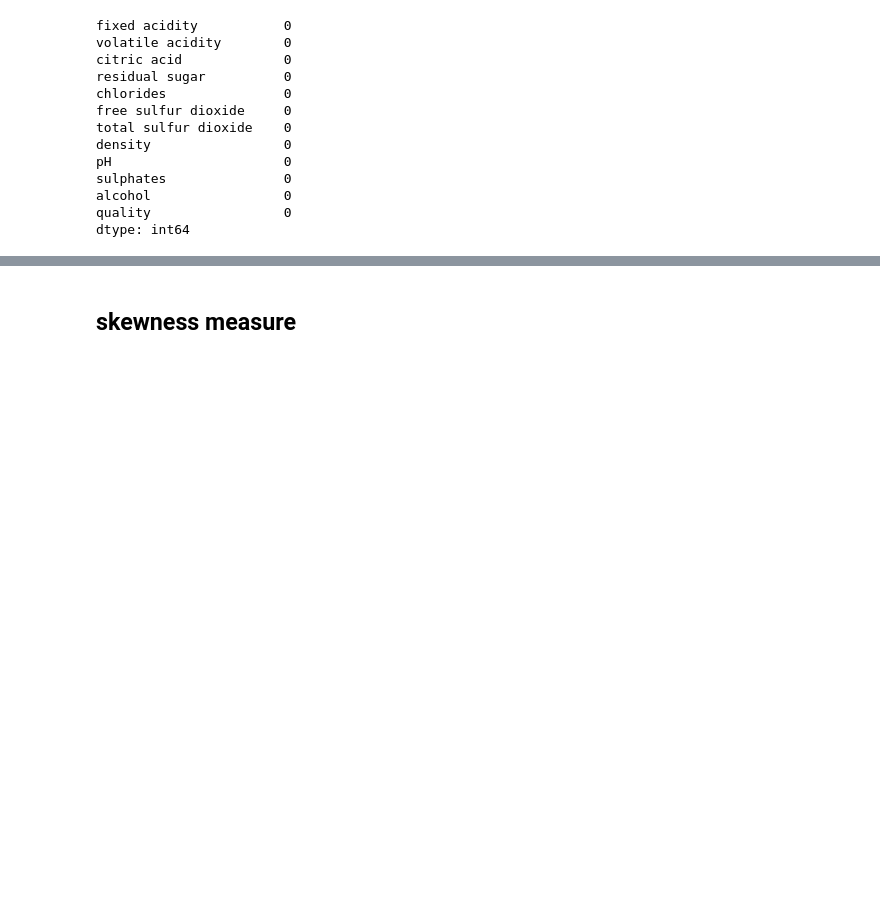
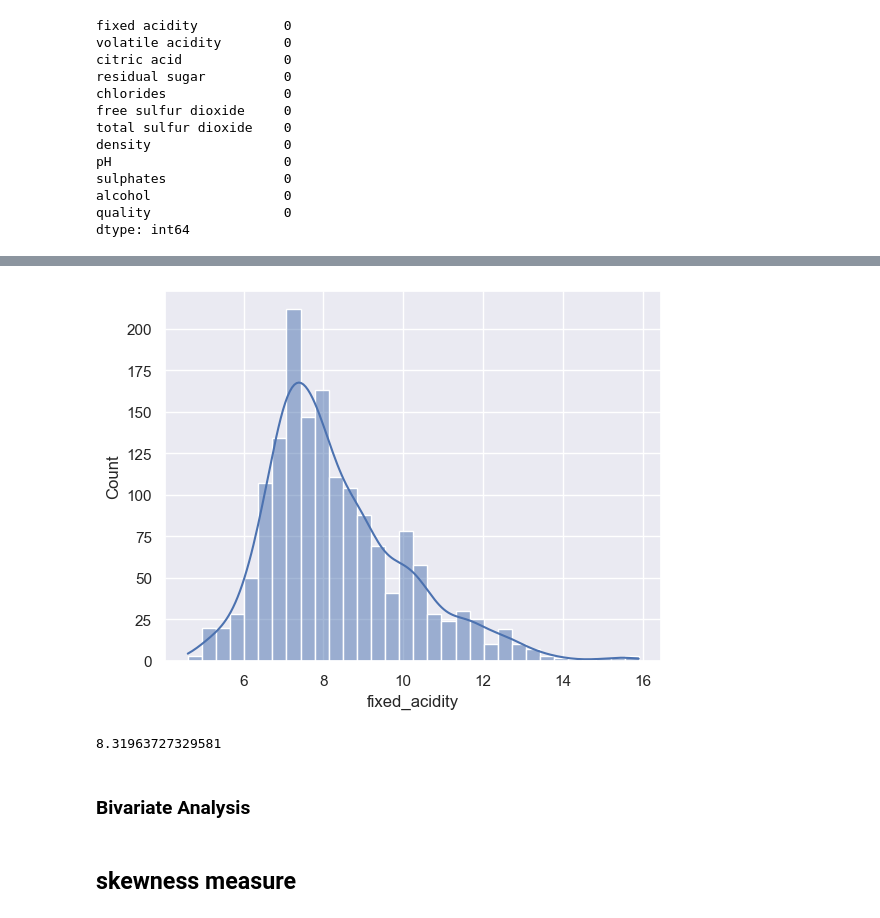
Before and after one commit to ajeetth/ML_models, a Jupyter notebook: Wine_Quality_Prediction/Wine_quality_prediction.ipynb, the cells around one changed output, grey strips where cells are left out. Cells and saved outputs as stored; diff of their text form; code cells hidden in the pictures; blank space fills up the shorter version.

```diff
--- a/Wine_Quality_Prediction/Wine_quality_prediction.ipynb
+++ b/Wine_Quality_Prediction/Wine_quality_prediction.ipynb
@@ -140,3 +145,14 @@ Index(['fixed_acidity', 'volatile_acidity', 'citric_acid', 'residual_sugar',
+# %%
+sns.histplot(x= wine_data.fixed_acidity, kde=True, data=wine_data)
+plt.show()
+# %% [output]
+[figure, added]
+# %%
+wine_data['fixed_acidity'].mean()
+# %% [output]
+8.31963727329581
+# %% [markdown]
+### Bivariate Analysis
 # %% [markdown]
 ## skewness measure
 # %%
```
Also changed, not shown: parts of 37 cells of this notebook.
